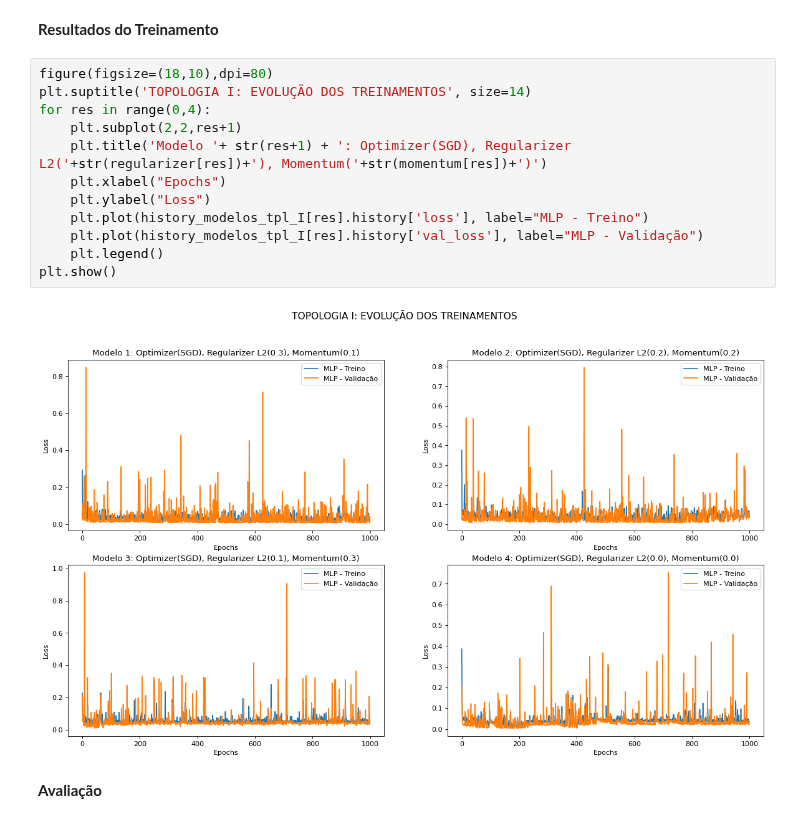
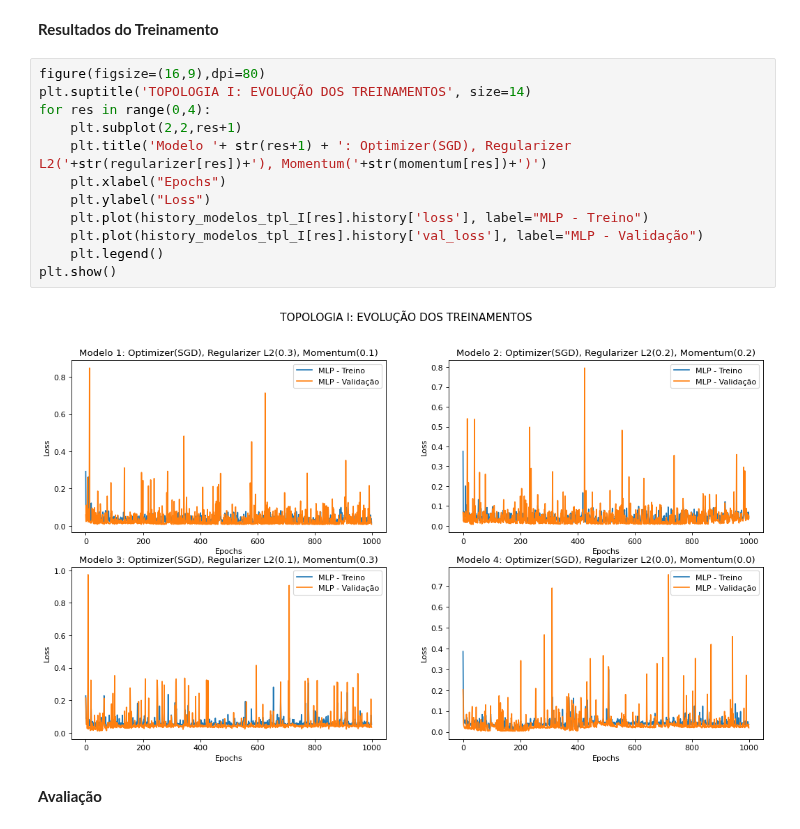
Before and after one commit to lourencocavalcante/Neurocomputacao, a Jupyter notebook: CAP351_Projeto_01_MLP.ipynb, the cells around one changed output. Drawn from its saved outputs; the diff is of its cells as text.

```diff
--- a/CAP351_Projeto_01_MLP.ipynb
+++ b/CAP351_Projeto_01_MLP.ipynb
@@ -217,19 +199,19 @@ Epoch 882/1000
 # %% [markdown]
 **Resultados do Treinamento**
 # %%
-figure(figsize=(18,10),dpi=80)
+figure(figsize=(16,9),dpi=80)
 plt.suptitle('TOPOLOGIA I: EVOLUÇÃO DOS TREINAMENTOS', size=14)
 for res in range(0,4):
     plt.subplot(2,2,res+1)
     plt.title('Modelo '+ str(res+1) + ': Optimizer(SGD), Regularizer L2('+str(regularizer[res])+'), Momentum('+str(momentum[res])+')')
     plt.xlabel("Epochs")
     plt.ylabel("Loss")
     plt.plot(history_modelos_tpl_I[res].history['loss'], label="MLP - Treino")
     plt.plot(history_modelos_tpl_I[res].history['val_loss'], label="MLP - Validação")
     plt.legend()
 plt.show()
 # %% [output]
-[figure, old version]
+[figure, new version]
 # %% [markdown]
 **Avaliação**
 # %%
```
Also changed, not shown: parts of 19 cells of this notebook.
